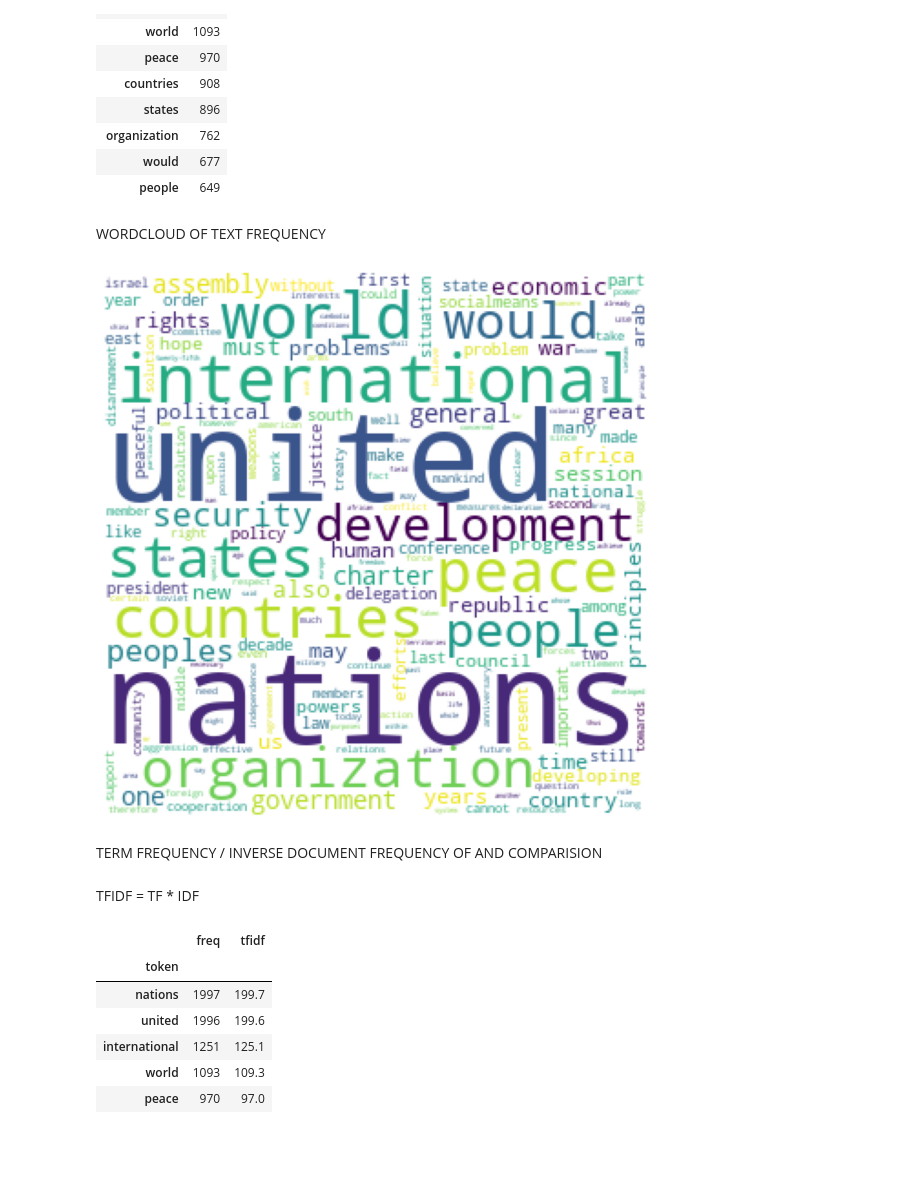
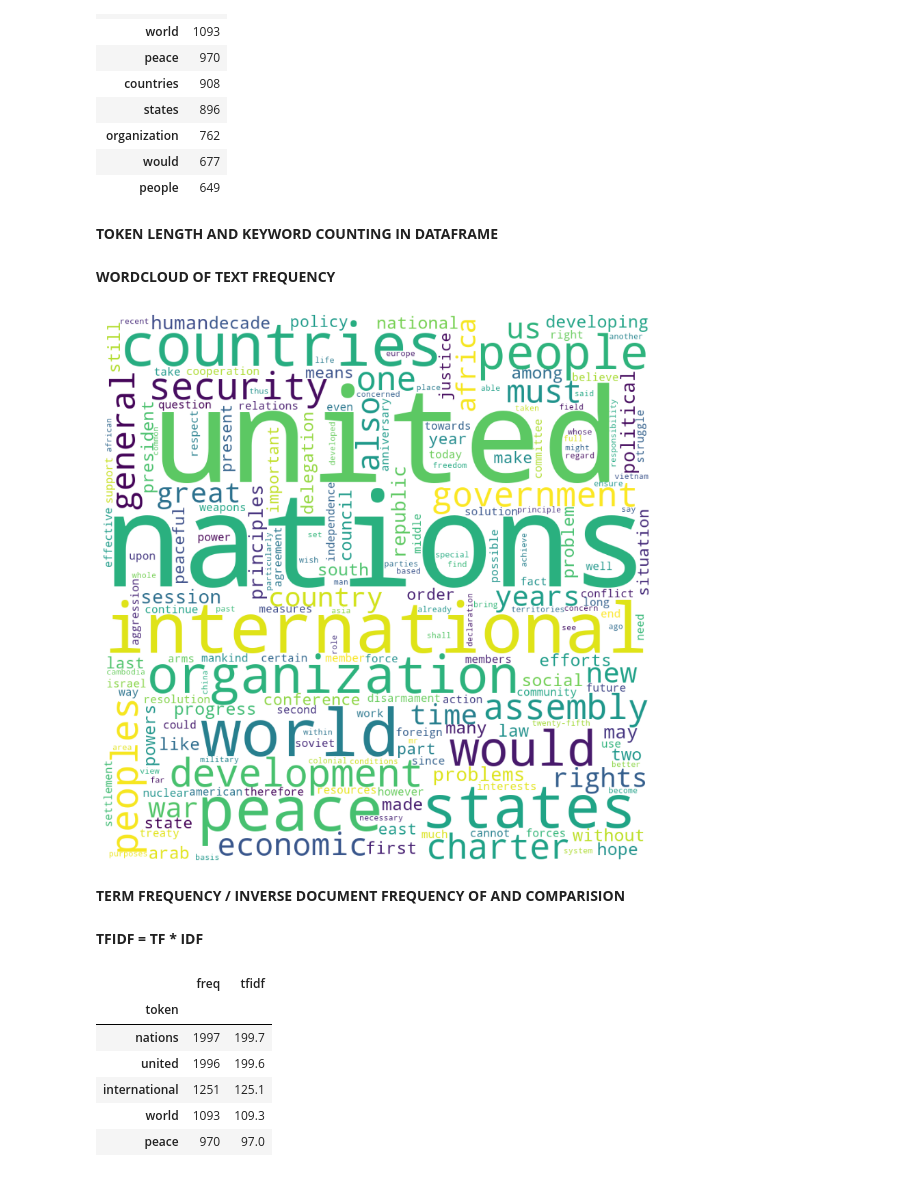
Before and after one commit to LaxmikanthReddyJitta/TextBasedAnalysis, a Jupyter notebook: TFIDF _ CLASSWORK-3.ipynb, the cells around one changed output. Drawn from its saved outputs; the diff is of its cells as text; code cells hidden in the pictures; blank space fills up the shorter version.

```diff
--- a/TFIDF _ CLASSWORK-3.ipynb
+++ b/TFIDF _ CLASSWORK-3.ipynb
@@ -194,3 +227,6 @@ freq_df.head(10)
 | organization | 762 |
 | would | 677 |
 | people | 649 |
+# %% [markdown]
+
+**TOKEN LENGTH AND KEYWORD COUNTING IN DATAFRAME**
@@ -197,17 +242,21 @@ freq_df.head(10)
 # %% [markdown]
-WORDCLOUD OF TEXT FREQUENCY
+**WORDCLOUD OF TEXT FREQUENCY**
 # %%
+# Import necessary modules for creating the word cloud and plotting
 from wordcloud import WordCloud
 from matplotlib import pyplot as plt
-wc = WordCloud(background_color='white', width = 300, height=300, margin=2)
+wc = WordCloud(background_color='white', width = 900, height=900, margin=2)
+# Fit the WordCloud with token frequencies converted to a dictionary
 wc.fit_words(freq_df['freq'].to_dict() )
 plt.figure(figsize = (8, 8), facecolor = None)
+# Display the WordCloud using imshow
 plt.imshow(wc)
 plt.axis("off")
 plt.tight_layout(pad = 0)
+
 plt.show()
 # %% [output]
-[figure, old version]
+[figure, new version]
 # %% [markdown]
-TERM FREQUENCY / INVERSE DOCUMENT FREQUENCY OF AND COMPARISION
+**TERM FREQUENCY / INVERSE DOCUMENT FREQUENCY OF AND COMPARISION**
 # %%
@@ -227,5 +279,5 @@ def compute_idf(df, column='tokens', preprocess=None, min_df=1):
     return idf_df
 idf_df = compute_idf(df)
 # %% [markdown]
-TFIDF = TF * IDF
+**TFIDF = TF * IDF**
 # %%
```
Also changed, not shown: parts of 35 cells of this notebook.
